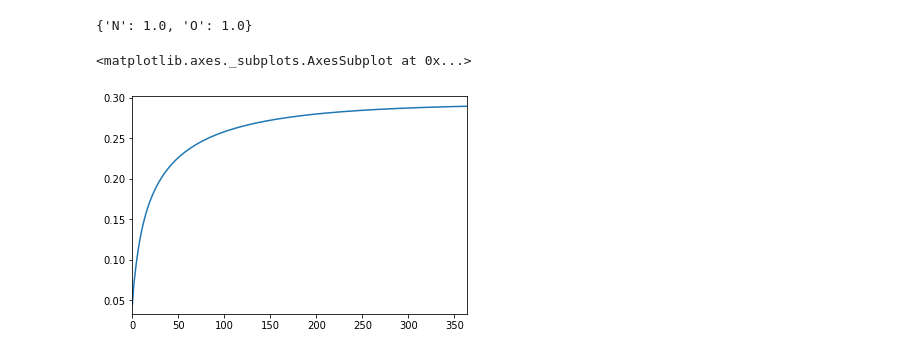
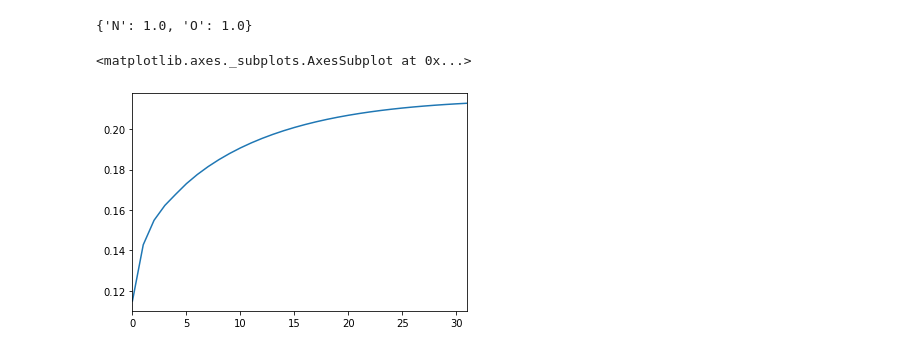
Before and after one commit to ChrisBNEU/HAN, a Jupyter notebook: CanteraModels/rocketman.ipynb, the cells around one changed output. Cells and saved outputs as stored; diff of their text form; code cells hidden in the pictures.

```diff
--- a/CanteraModels/rocketman.ipynb
+++ b/CanteraModels/rocketman.ipynb
@@ -285,10 +285,10 @@ gas.species('NOJ(242)').composition
 # %% [output]
 {'N': 1.0, 'O': 1.0}
 # %%
-data['NOJ(242)'].plot()
+data['NO(49)'].plot()
 # %% [output]
 <matplotlib.axes._subplots.AxesSubplot at 0x...>
-[figure, old version]
+[figure, new version]
 # %%
 (data[specs].max()>0.01)
 # %% [output]
```
Also changed, not shown: parts of 18 cells of this notebook, 1 other file.
